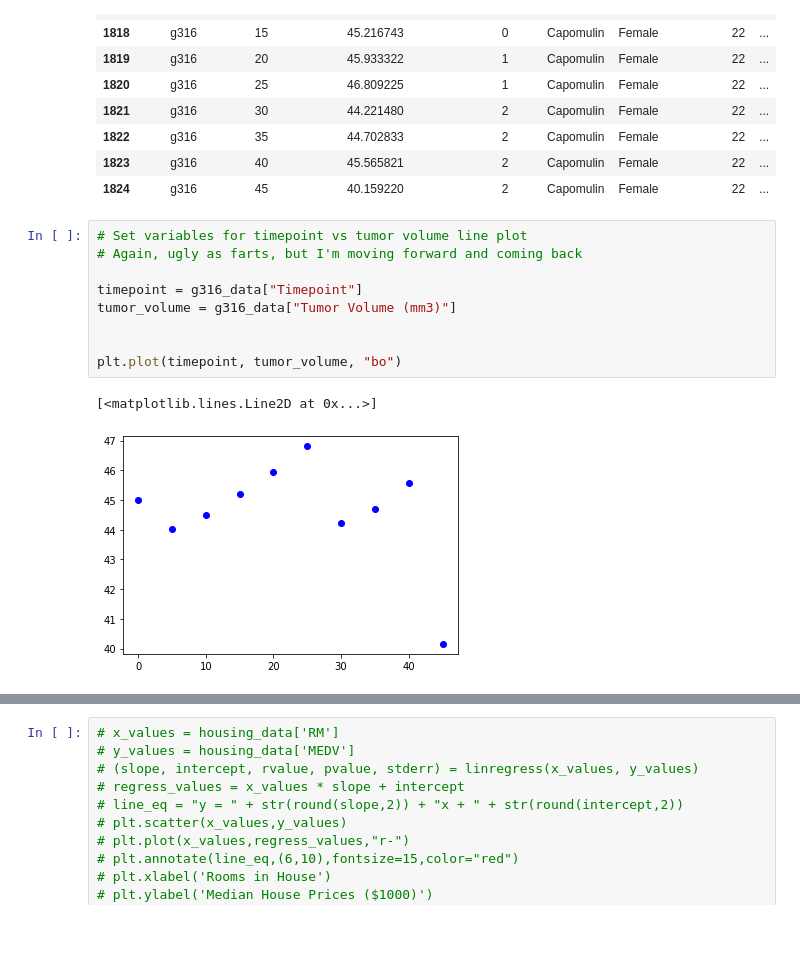
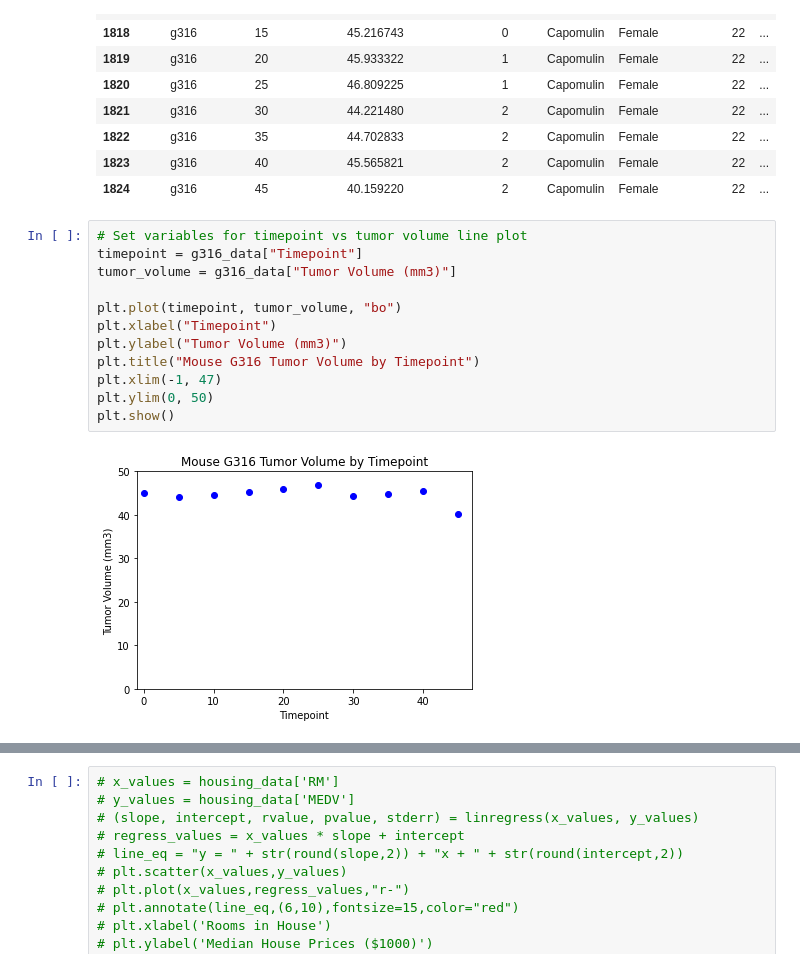
Before and after one commit to mel-c-lowe/MatPlotLib_Homework_05, a Jupyter notebook: Pymaceuticals.ipynb, the cells around one changed output, grey strips where cells are left out. Saved outputs shown, nothing was run; the diff lists cells and outputs as text; blank space fills up the shorter version.

```diff
--- a/Pymaceuticals.ipynb
+++ b/Pymaceuticals.ipynb
@@ -474,16 +455,18 @@ g316_data
 | 1824 | g316 | 45 | 40.159220 | 2 | Capomulin | Female | 22 | ... |
 # %%
 # Set variables for timepoint vs tumor volume line plot
-# Again, ugly as farts, but I'm moving forward and coming back
-
 timepoint = g316_data["Timepoint"]
 tumor_volume = g316_data["Tumor Volume (mm3)"]
 
-
 plt.plot(timepoint, tumor_volume, "bo")
+plt.xlabel("Timepoint")
+plt.ylabel("Tumor Volume (mm3)")
+plt.title("Mouse G316 Tumor Volume by Timepoint")
+plt.xlim(-1, 47)
+plt.ylim(0, 50)
+plt.show()
 # %% [output]
-[<matplotlib.lines.Line2D at 0x...>]
-[figure, old version]
+[figure, new version]
 # %%
 # Plot ALL mice weights against tumor volume (list of unique weights)
 # Need a list of unique mice weights for capomulin treatment and list of tumor volumes
```
Also changed, not shown: parts of 19 cells of this notebook.
